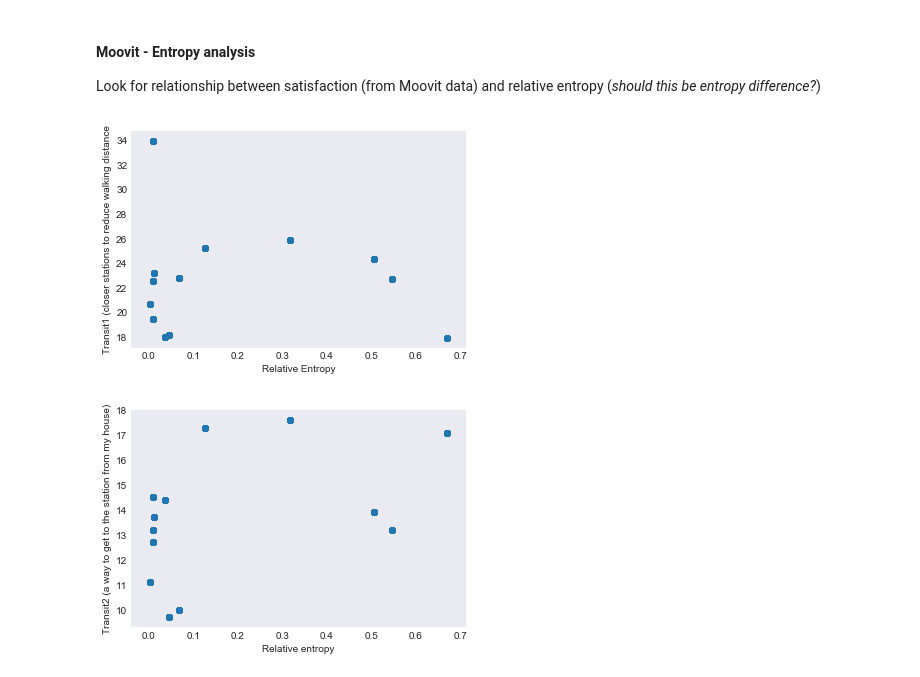
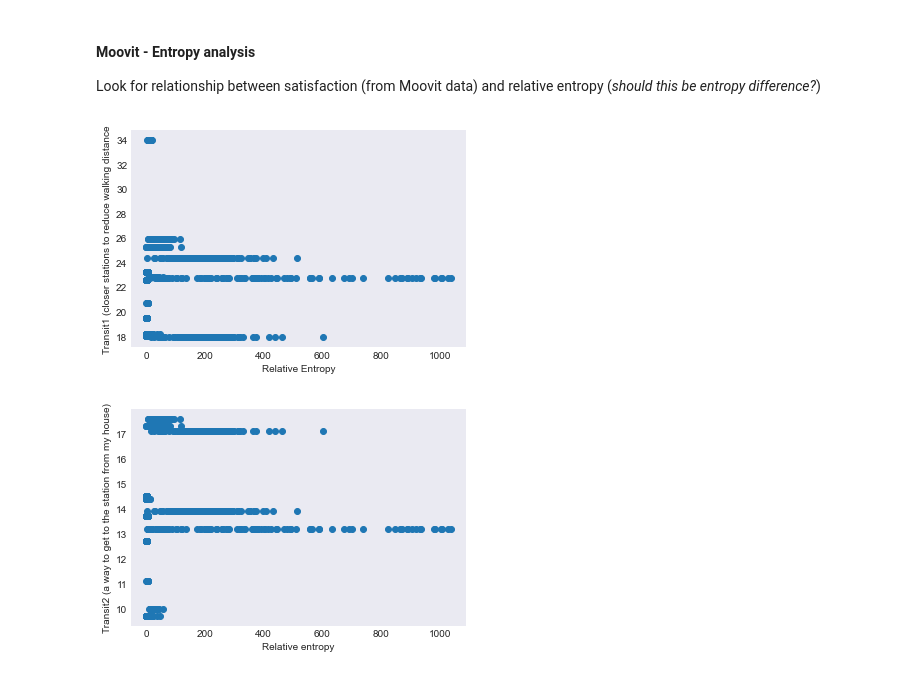
Before and after one commit to Urban-Analytics/BusAnalytics, a Jupyter notebook: Analysis/BusRouteAnalysis.ipynb, the cells around one changed output. Saved outputs shown, nothing was run; the diff lists cells and outputs as text; code cells hidden in the pictures.

```diff
--- a/Analysis/BusRouteAnalysis.ipynb
+++ b/Analysis/BusRouteAnalysis.ipynb
@@ -534,25 +537,25 @@ Look for relationship between satisfaction (from Moovit data) and relative entro
 # %%
 # join to the metrics data
 
 metrics_moovit = route_city_metrics.set_index("CityName").join(moovit.set_index("City"))
 
-plt.scatter(x=metrics_moovit['rel_entropy'], y=metrics_moovit['Transit1'])
+plt.scatter(x=metrics_moovit['city_norm_curve'], y=metrics_moovit['Transit1'])
 plt.xlabel("Relative Entropy")
 plt.ylabel("Transit1 (closer stations to reduce walking distance")
 plt.show()
 #plt.scatter(x=entrophy_moovit['sne_rel'], y=entrophy_moovit['Transit1'])
 #plt.show()
 #plt.scatter(x=entrophy_moovit['bne_rel'], y=entrophy_moovit['Transit1'])
 #plt.show()
 
-plt.scatter(x=metrics_moovit['rel_entropy'], y=metrics_moovit['Transit2'])
+plt.scatter(x=metrics_moovit['city_norm_curve'], y=metrics_moovit['Transit2'])
 plt.xlabel("Relative entropy")
 plt.ylabel("Transit2 (a way to get to the station from my house)")
 plt.show()
 #plt.scatter(x=entrophy_moovit['sne_rel'], y=entrophy_moovit['Transit2'])
 #plt.show()
 #plt.scatter(x=entrophy_moovit['bne_rel'], y=entrophy_moovit['Transit2'])
 #plt.show()
 # %% [output]
-[figure, old version]
+[figure, new version]
-[figure, old version]
+[figure, new version]
```
Also changed, not shown: parts of 7 cells of this notebook, 1 other file.
